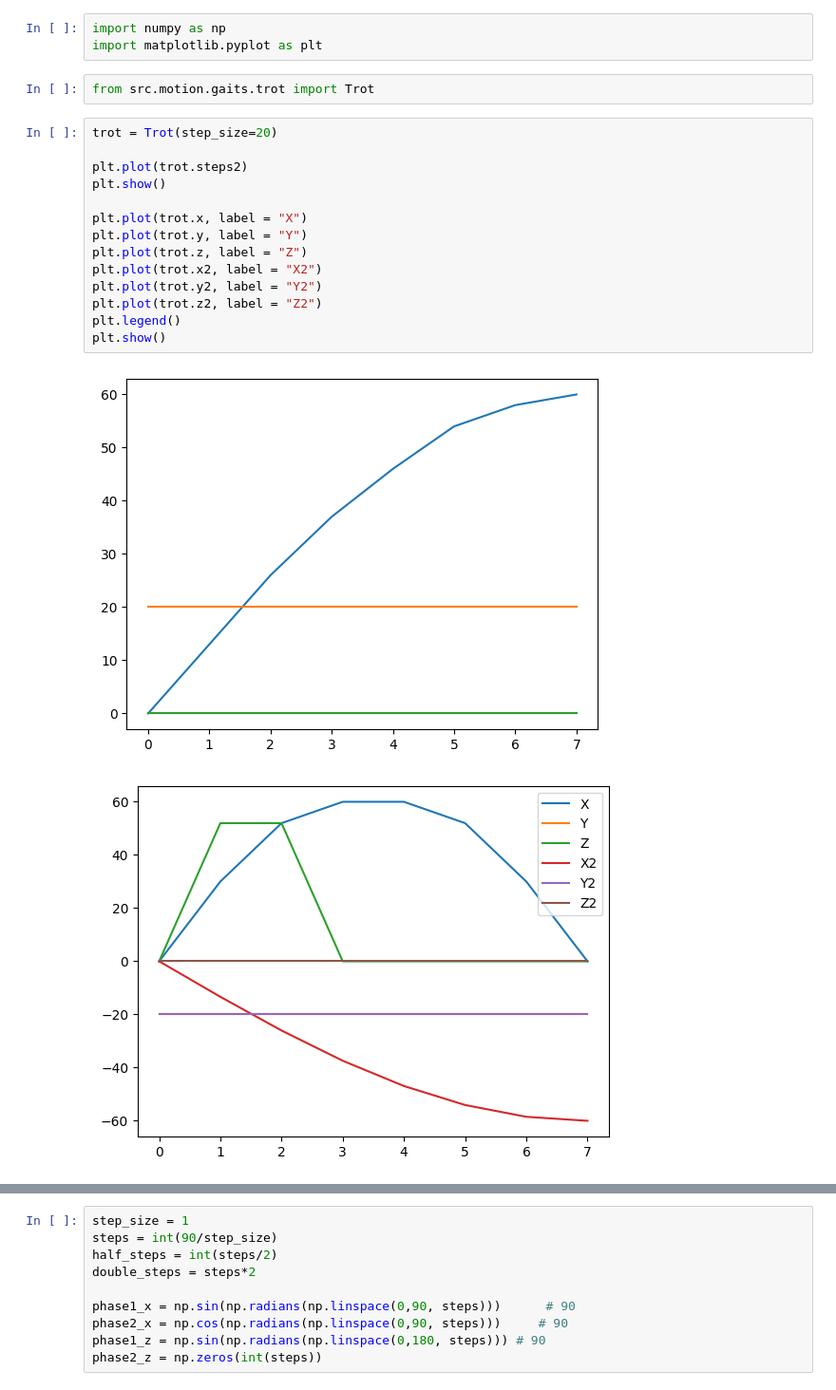
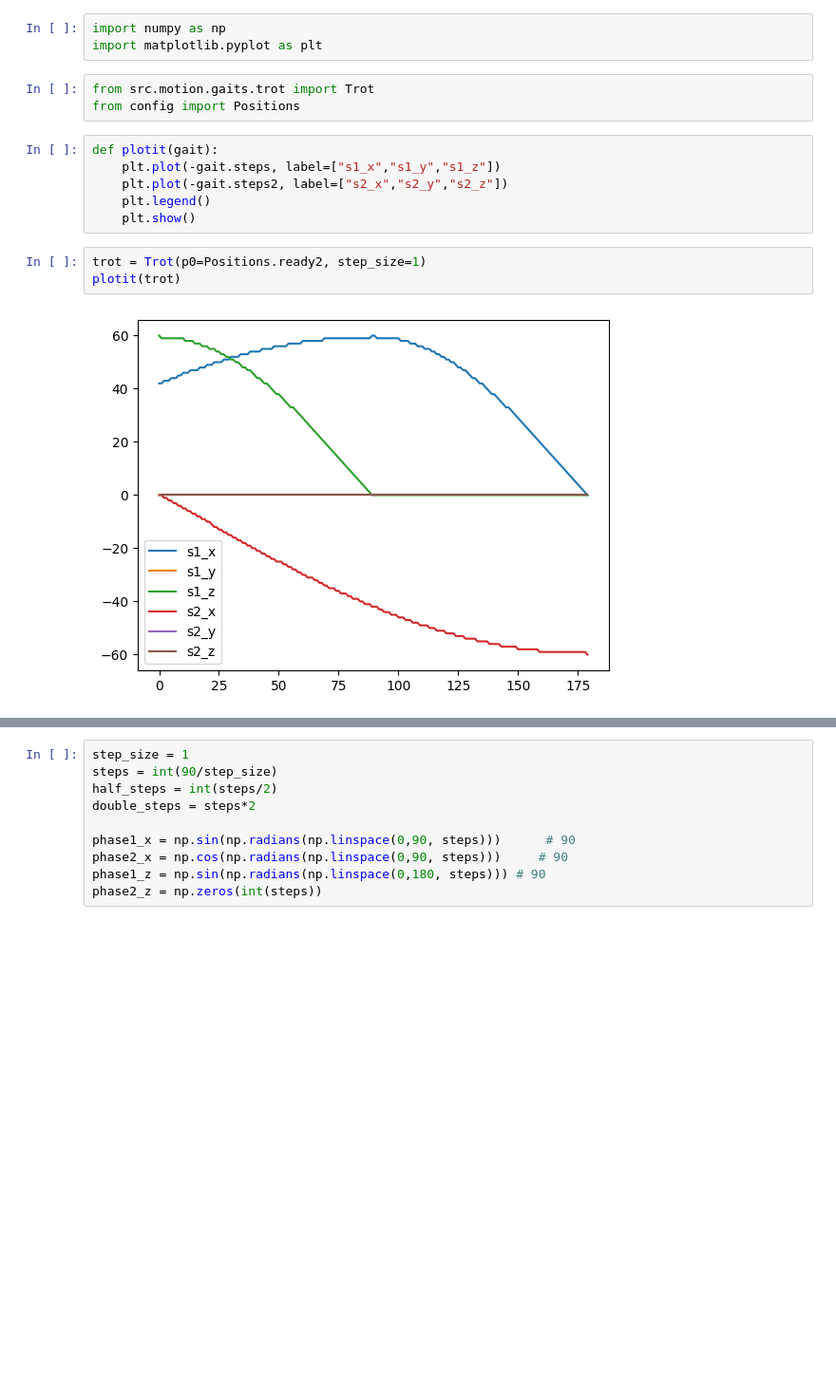
Before and after one commit to kevywilly/vega, a Jupyter notebook: notebooks/steps.ipynb, the cells around one changed output, grey strips where cells are left out. Shown at 95% size. Cells and saved outputs as stored; diff of their text form; blank space fills up the shorter version.

```diff
--- a/notebooks/steps.ipynb
+++ b/notebooks/steps.ipynb
@@ -3,20 +3,15 @@ import numpy as np
 import matplotlib.pyplot as plt
 # %%
 from src.motion.gaits.trot import Trot
+from config import Positions
-# %%
-trot = Trot(step_size=20)
-
-plt.plot(trot.steps2)
-plt.show()
-
-plt.plot(trot.x, label = "X")
-plt.plot(trot.y, label = "Y")
-plt.plot(trot.z, label = "Z")
-plt.plot(trot.x2, label = "X2")
-plt.plot(trot.y2, label = "Y2")
-plt.plot(trot.z2, label = "Z2")
-plt.legend()
-plt.show()
-# %% [output]
-[figure, removed]
-[figure, removed]
+# %%
+def plotit(gait):
+    plt.plot(-gait.steps, label=["s1_x","s1_y","s1_z"])
+    plt.plot(-gait.steps2, label=["s2_x","s2_y","s2_z"])
+    plt.legend()
+    plt.show()
+# %%
+trot = Trot(p0=Positions.ready2, step_size=1)
+plotit(trot)
+# %% [output]
+[figure, added]
```
Also changed, not shown: parts of 3 cells of this notebook, 6 other files.
